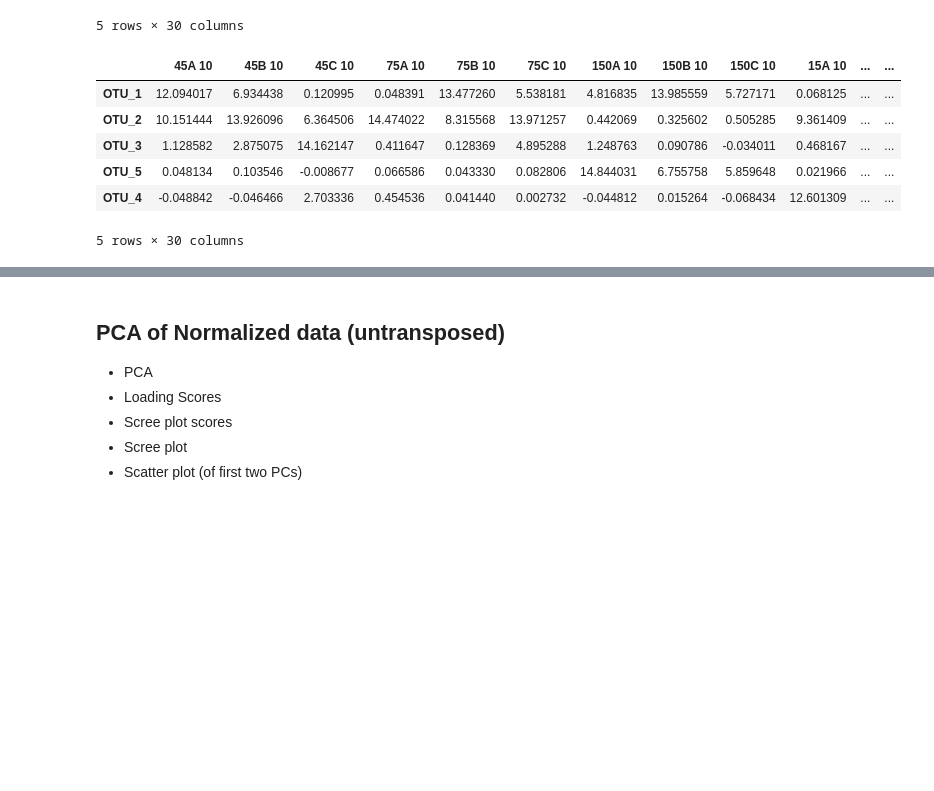
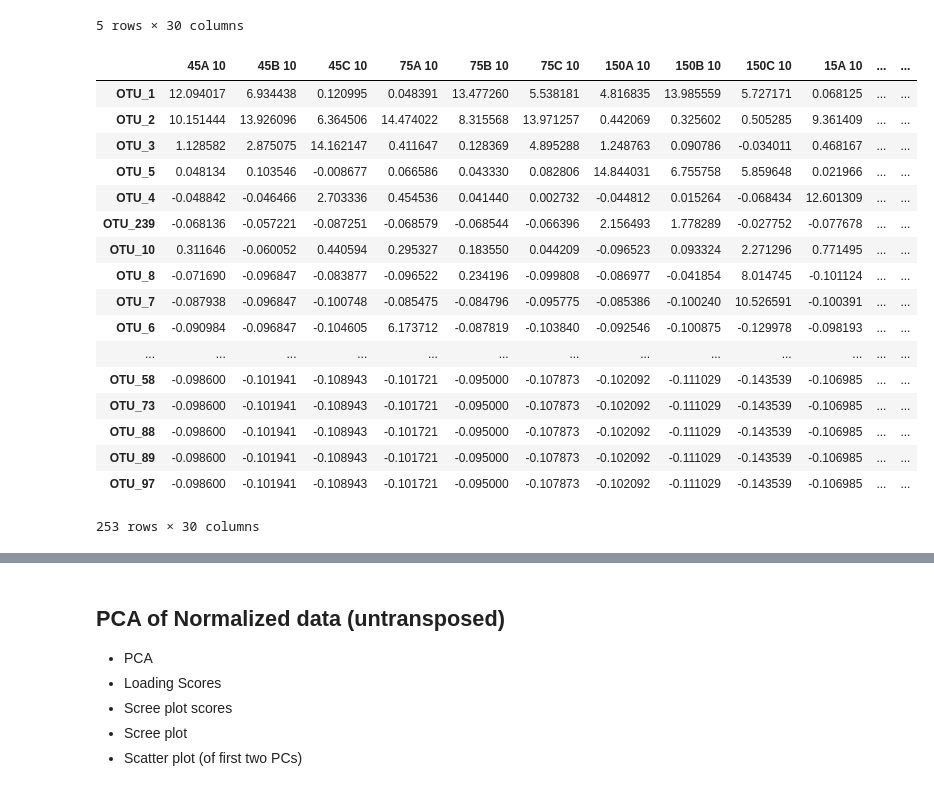
Before and after one commit to kaykrish/comab, a Jupyter notebook: oad_pca1_of_overall.ipynb, the cells around one changed output, grey strips where cells are left out. Drawn from its saved outputs; the diff is of its cells as text; code cells hidden in the pictures; blank space fills up the shorter version.

```diff
--- a/oad_pca1_of_overall.ipynb
+++ b/oad_pca1_of_overall.ipynb
@@ -46,17 +46,28 @@ columns = list(oad_cleaned)
 # %%
 #Normalize cleaned data
 # use this one: standard scalar - 0 value of the vector = 0, and the unit variance - will be between -0.5-0.5
 # also make labels as species/samples not PC1
 scaler = preprocessing.StandardScaler()
 scaler_df = scaler.fit_transform(oad_cleaned)
 oad_norm = pd.DataFrame(scaler_df, index=index, columns=columns)
 #oad_norm.columns = columns
-oad_norm.head()
+oad_norm
 # %% [output]
 |  | 45A 10 | 45B 10 | 45C 10 | 75A 10 | 75B 10 | 75C 10 | 150A 10 | 150B 10 | 150C 10 | 15A 10 | ... | ... |
 | OTU_1 | 12.094017 | 6.934438 | 0.120995 | 0.048391 | 13.477260 | 5.538181 | 4.816835 | 13.985559 | 5.727171 | 0.068125 | ... | ... |
 | OTU_2 | 10.151444 | 13.926096 | 6.364506 | 14.474022 | 8.315568 | 13.971257 | 0.442069 | 0.325602 | 0.505285 | 9.361409 | ... | ... |
 | OTU_3 | 1.128582 | 2.875075 | 14.162147 | 0.411647 | 0.128369 | 4.895288 | 1.248763 | 0.090786 | -0.034011 | 0.468167 | ... | ... |
 | OTU_5 | 0.048134 | 0.103546 | -0.008677 | 0.066586 | 0.043330 | 0.082806 | 14.844031 | 6.755758 | 5.859648 | 0.021966 | ... | ... |
 | OTU_4 | -0.048842 | -0.046466 | 2.703336 | 0.454536 | 0.041440 | 0.002732 | -0.044812 | 0.015264 | -0.068434 | 12.601309 | ... | ... |
+| OTU_239 | -0.068136 | -0.057221 | -0.087251 | -0.068579 | -0.068544 | -0.066396 | 2.156493 | 1.778289 | -0.027752 | -0.077678 | ... | ... |
+| OTU_10 | 0.311646 | -0.060052 | 0.440594 | 0.295327 | 0.183550 | 0.044209 | -0.096523 | 0.093324 | 2.271296 | 0.771495 | ... | ... |
+| OTU_8 | -0.071690 | -0.096847 | -0.083877 | -0.096522 | 0.234196 | -0.099808 | -0.086977 | -0.041854 | 8.014745 | -0.101124 | ... | ... |
+| OTU_7 | -0.087938 | -0.096847 | -0.100748 | -0.085475 | -0.084796 | -0.095775 | -0.085386 | -0.100240 | 10.526591 | -0.100391 | ... | ... |
+| OTU_6 | -0.090984 | -0.096847 | -0.104605 | 6.173712 | -0.087819 | -0.103840 | -0.092546 | -0.100875 | -0.129978 | -0.098193 | ... | ... |
+| ... | ... | ... | ... | ... | ... | ... | ... | ... | ... | ... | ... | ... |
+| OTU_58 | -0.098600 | -0.101941 | -0.108943 | -0.101721 | -0.095000 | -0.107873 | -0.102092 | -0.111029 | -0.143539 | -0.106985 | ... | ... |
+| OTU_73 | -0.098600 | -0.101941 | -0.108943 | -0.101721 | -0.095000 | -0.107873 | -0.102092 | -0.111029 | -0.143539 | -0.106985 | ... | ... |
+| OTU_88 | -0.098600 | -0.101941 | -0.108943 | -0.101721 | -0.095000 | -0.107873 | -0.102092 | -0.111029 | -0.143539 | -0.106985 | ... | ... |
+| OTU_89 | -0.098600 | -0.101941 | -0.108943 | -0.101721 | -0.095000 | -0.107873 | -0.102092 | -0.111029 | -0.143539 | -0.106985 | ... | ... |
+| OTU_97 | -0.098600 | -0.101941 | -0.108943 | -0.101721 | -0.095000 | -0.107873 | -0.102092 | -0.111029 | -0.143539 | -0.106985 | ... | ... |
-5 rows × 30 columns
+253 rows × 30 columns
```
Also changed, not shown: parts of 29 cells of this notebook, 2 other files.
